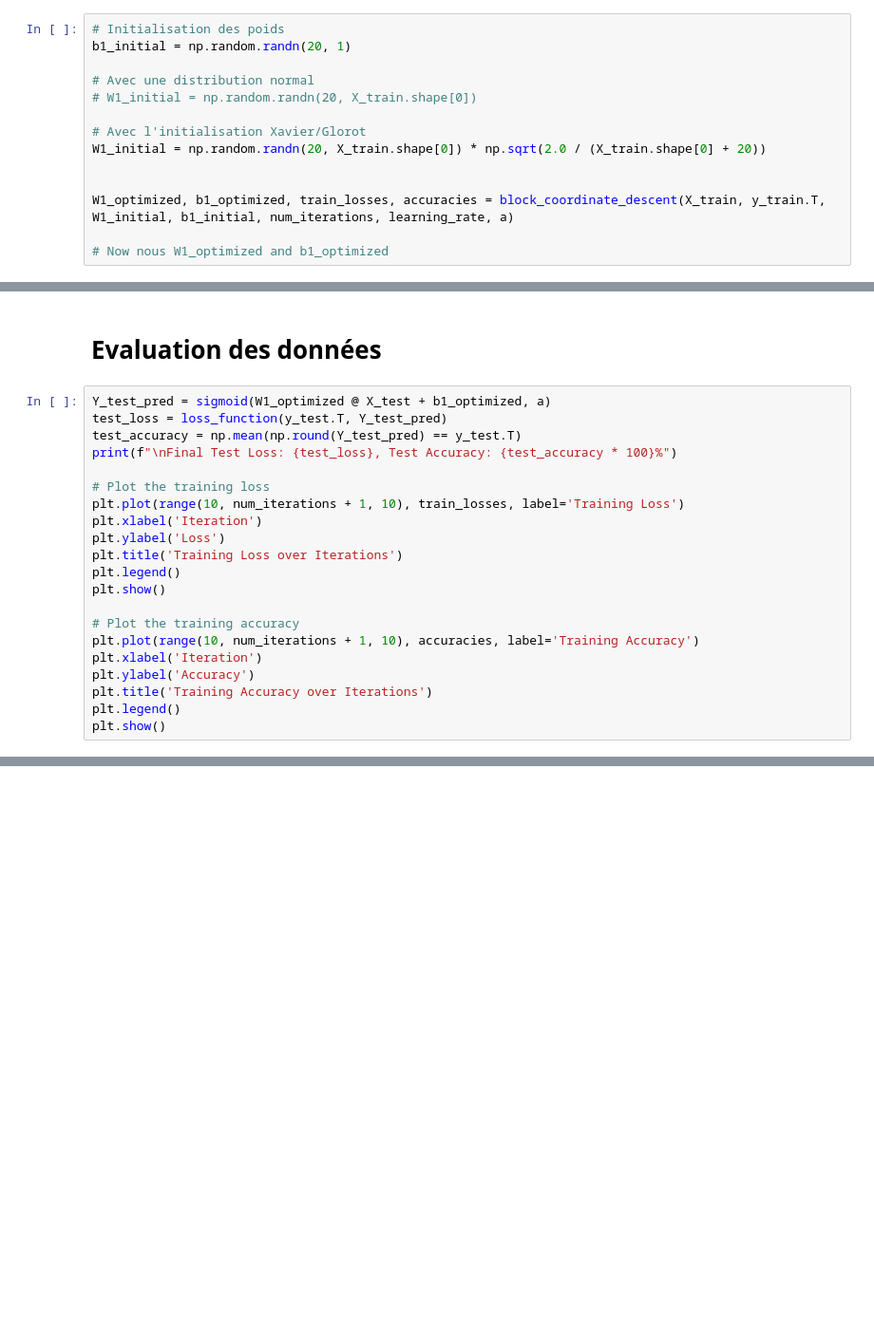
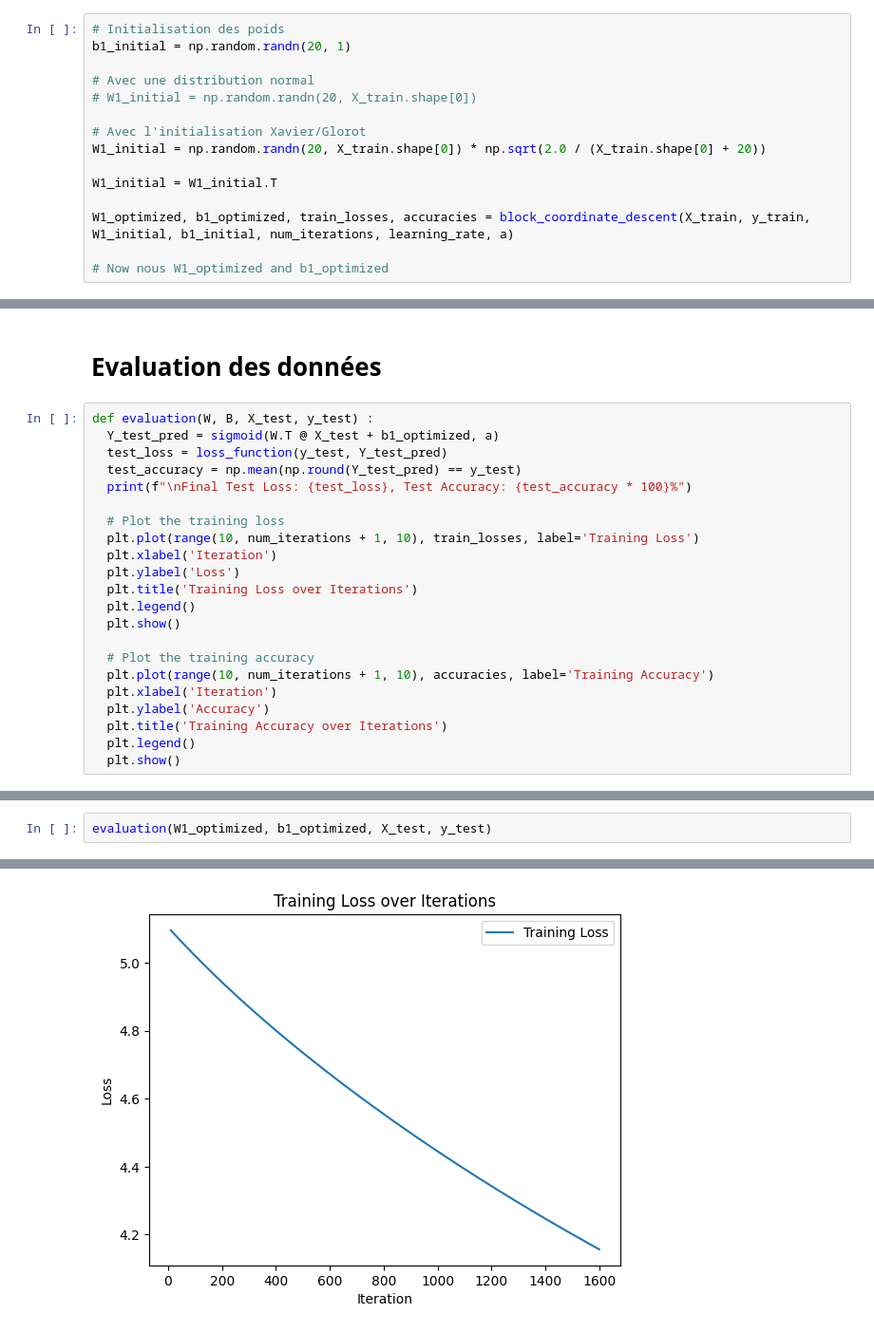
Before and after one commit to Riipou/First-order, a Jupyter notebook: Projet.ipynb, the cells around one changed output, grey strips where cells are left out. Shown: that part at 95% size. Cells and saved outputs as stored; diff of their text form; blank space fills up the shorter version.

```diff
--- a/Projet.ipynb
+++ b/Projet.ipynb
@@ -133,8 +135,9 @@ b1_initial = np.random.randn(20, 1)
 # Avec l'initialisation Xavier/Glorot
 W1_initial = np.random.randn(20, X_train.shape[0]) * np.sqrt(2.0 / (X_train.shape[0] + 20))
 
+W1_initial = W1_initial.T
 
-W1_optimized, b1_optimized, train_losses, accuracies = block_coordinate_descent(X_train, y_train.T, W1_initial, b1_initial, num_iterations, learning_rate, a)
+W1_optimized, b1_optimized, train_losses, accuracies = block_coordinate_descent(X_train, y_train, W1_initial, b1_initial, num_iterations, learning_rate, a)
 
 # Now nous W1_optimized and b1_optimized
 # %% [output]
@@ -151,23 +161,24 @@ Iteration 100, Loss: 4.406406036288032, Accuracy: 90.87645373335582%
 # %% [markdown]
 # Evaluation des données
 # %%
-Y_test_pred = sigmoid(W1_optimized @ X_test + b1_optimized, a)
-test_loss = loss_function(y_test.T, Y_test_pred)
-test_accuracy = np.mean(np.round(Y_test_pred) == y_test.T)
-print(f"\nFinal Test Loss: {test_loss}, Test Accuracy: {test_accuracy * 100}%")
+def evaluation(W, B, X_test, y_test) :
+  Y_test_pred = sigmoid(W.T @ X_test + b1_optimized, a)
+  test_loss = loss_function(y_test, Y_test_pred)
+  test_accuracy = np.mean(np.round(Y_test_pred) == y_test)
+  print(f"\nFinal Test Loss: {test_loss}, Test Accuracy: {test_accuracy * 100}%")
 
-# Plot the training loss
-plt.plot(range(10, num_iterations + 1, 10), train_losses, label='Training Loss')
-plt.xlabel('Iteration')
-plt.ylabel('Loss')
-plt.title('Training Loss over Iterations')
-plt.legend()
-plt.show()
+  # Plot the training loss
+  plt.plot(range(10, num_iterations + 1, 10), train_losses, label='Training Loss')
+  plt.xlabel('Iteration')
+  plt.ylabel('Loss')
+  plt.title('Training Loss over Iterations')
+  plt.legend()
+  plt.show()
 
-# Plot the training accuracy
-plt.plot(range(10, num_iterations + 1, 10), accuracies, label='Training Accuracy')
-plt.xlabel('Iteration')
-plt.ylabel('Accuracy')
-plt.title('Training Accuracy over Iterations')
-plt.legend()
-plt.show()
+  # Plot the training accuracy
+  plt.plot(range(10, num_iterations + 1, 10), accuracies, label='Training Accuracy')
+  plt.xlabel('Iteration')
+  plt.ylabel('Accuracy')
+  plt.title('Training Accuracy over Iterations')
+  plt.legend()
+  plt.show()
@@ -177,0 +185,3 @@ Final Test Loss: 4.4000076706235, Test Accuracy: 90.85004775549189%
+# %%
+evaluation(W1_optimized, b1_optimized, X_test, y_test)
+# %% [output]
@@ -177,0 +189 @@ Final Test Loss: 4.4000076706235, Test Accuracy: 90.85004775549189%
+[figure, added]
```
Also changed, not shown: parts of 9 cells of this notebook.
